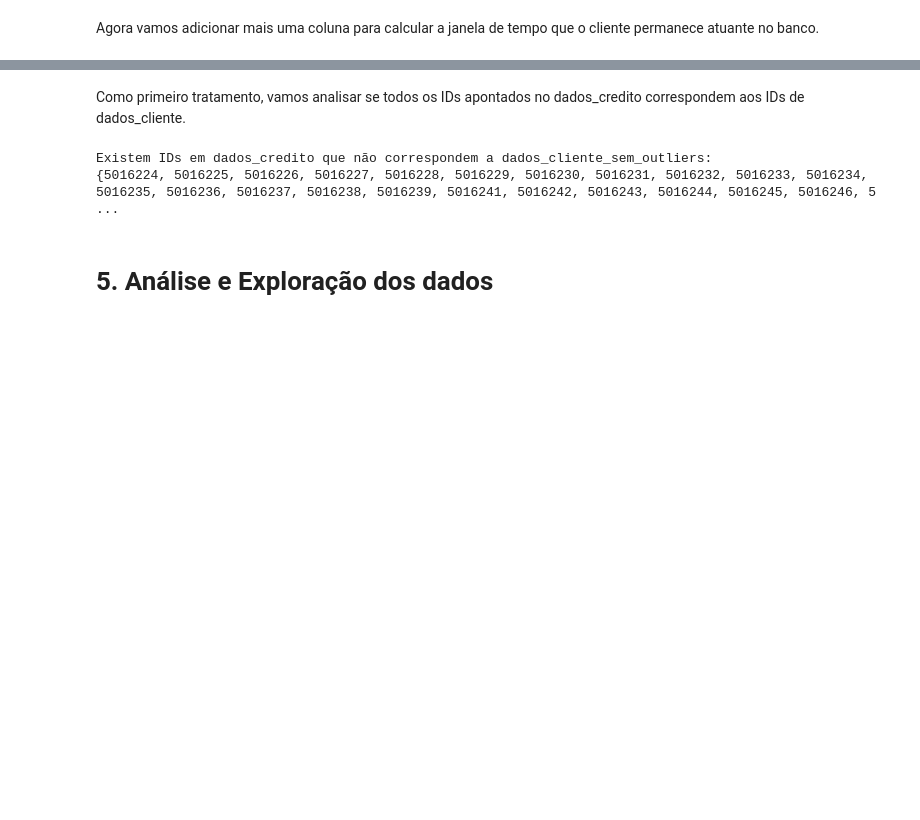
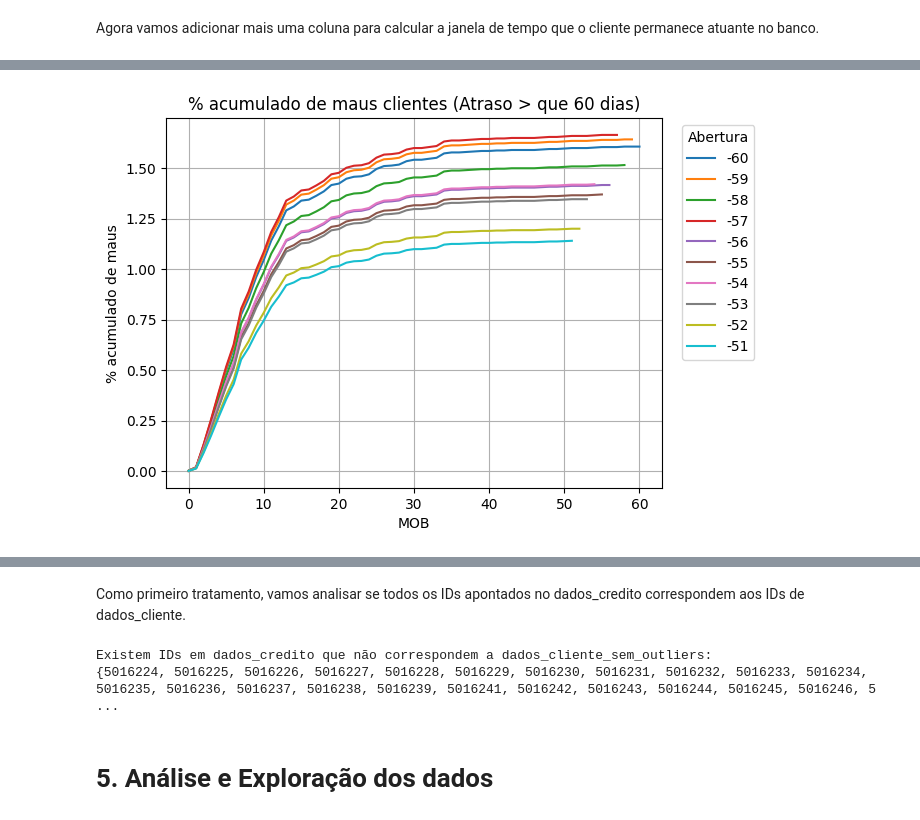
Before and after one commit to VitorFRodrigues/PUCMinas_DataScience, a Jupyter notebook: 06-Machine_Learning/Tarefas/Modulo_A/notebook/aprovacao_credito.ipynb, the cells around one changed output, grey strips where cells are left out. Cells and saved outputs as stored; diff of their text form; code cells hidden in the pictures; blank space fills up the shorter version.

```diff
--- a/06-Machine_Learning/Tarefas/Modulo_A/notebook/aprovacao_credito.ipynb
+++ b/06-Machine_Learning/Tarefas/Modulo_A/notebook/aprovacao_credito.ipynb
@@ -745,0 +787,4 @@ dados_credito.head(10)
+# %%
+vintage = dados_credito.groupby(['MES_ABERTURA', 'MOB']).apply(lambda x: x['ID'].count()).reset_index()
+vintage.columns = ['MES_ABERTURA', 'MOB', 'QTD_CLIENTES']
+vintage
@@ -745,0 +807,3 @@ dados_credito.head(10)
+# %%
+vintage = pd.merge(vintage[['MES_ABERTURA', 'MOB']], denominador, on='MES_ABERTURA', how='left')
+vintage
@@ -745,0 +826,12 @@ dados_credito.head(10)
+# %%
+vintage['QTD_MAU'] = np.nan
+
+for j in range(-60,1):
+  ls = []
+  for i in range(0,61):
+    due = list(dados_credito.query(f'MAU == 1 & MOB == {i}')['ID'])
+    ls.extend(due)
+    vintage.loc[(vintage['MOB'] == i) & (vintage['MES_ABERTURA'] == j), 'QTD_MAU'] = len(set(ls))
+
+vintage['TAXA_DE_MAU'] = vintage['QTD_MAU'] / vintage['QTD_CLIENTES']
+vintage
@@ -745,0 +852,3 @@ dados_credito.head(10)
+# %%
+vintage_pivot = vintage.pivot(index='MES_ABERTURA', columns='MOB', values='TAXA_DE_MAU')
+vintage_pivot
@@ -745,0 +870,9 @@ dados_credito.head(10)
+# %%
+lst = [i for i in range(0, 61)]
+vintage_pivot[lst].T.iloc[:,:10].plot(legend = True, grid=True, title = '% acumulado de maus clientes (Atraso > que 60 dias)')
+plt.xlabel('MOB')
+plt.ylabel('% acumulado de maus')
+plt.legend(bbox_to_anchor=(1.2, 1), title='Abertura')
+plt.show()
+# %% [output]
+[figure, added]
```
Also changed, not shown: parts of 38 cells of this notebook.
